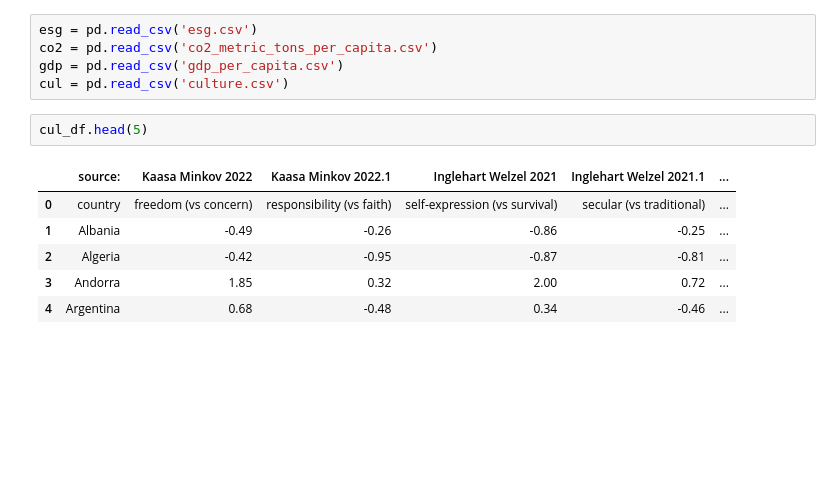
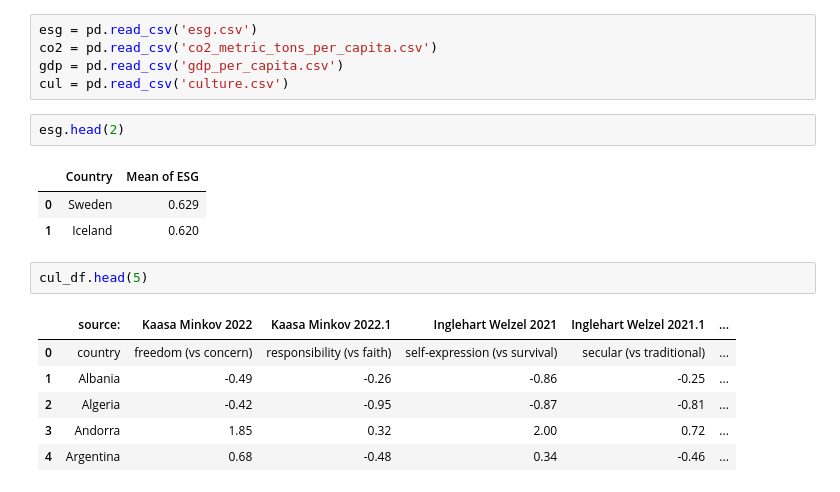
Before and after one commit to franklinchuks/Culture_ESG_EKC_THESIS, a Jupyter notebook: kuznets_esg.ipynb, the cells around one changed output. Saved outputs shown, nothing was run; the diff lists cells and outputs as text; blank space fills up the shorter version.

```diff
--- a/kuznets_esg.ipynb
+++ b/kuznets_esg.ipynb
@@ -10,6 +18,12 @@ esg = pd.read_csv('esg.csv')
 co2 = pd.read_csv('co2_metric_tons_per_capita.csv')
 gdp = pd.read_csv('gdp_per_capita.csv')
 cul = pd.read_csv('culture.csv')
+# %%
+esg.head(2)
+# %% [output]
+|  | Country | Mean of ESG |
+| 0 | Sweden | 0.629 |
+| 1 | Iceland | 0.620 |
 # %%
 cul_df.head(5)
 # %% [output]
```
Also changed, not shown: parts of 3 cells of this notebook, 1 other file.
